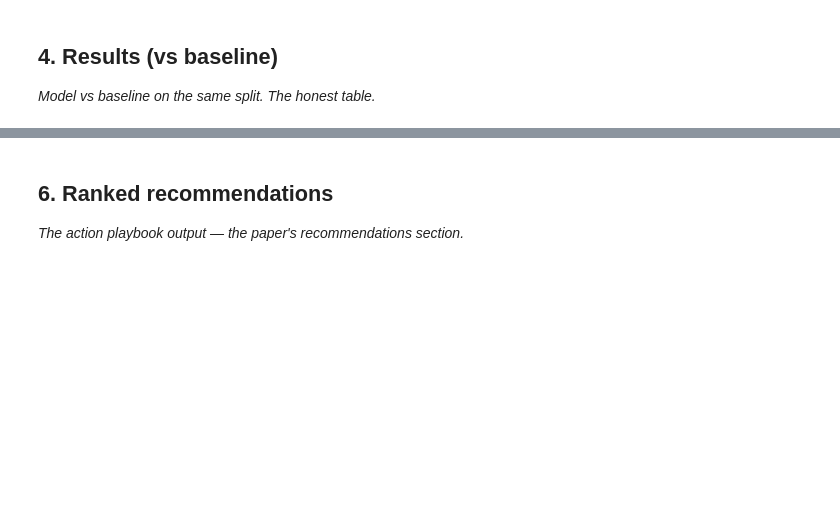
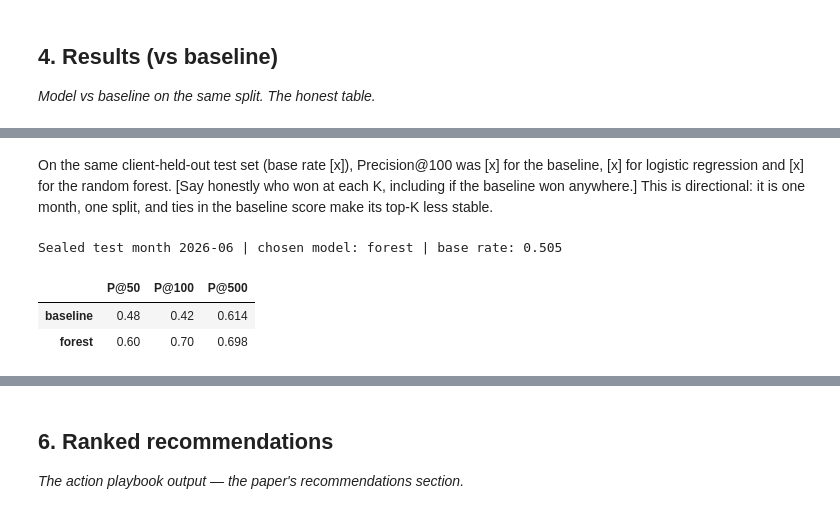
Before and after one commit to mansi-1002/flyrank-ml-internship, a Jupyter notebook: work/notebooks/capstone.ipynb, the cells around one changed output, grey strips where cells are left out. Cells and saved outputs as stored; diff of their text form; code cells hidden in the pictures; blank space fills up the shorter version.

```diff
--- a/work/notebooks/capstone.ipynb
+++ b/work/notebooks/capstone.ipynb
@@ -28,0 +154,22 @@ This skeleton is yours to fill. Work the sections **in order** — each one has
+# %% [markdown]
+On the same client-held-out test set (base rate [x]), Precision@100 was [x] for the baseline,
+[x] for logistic regression and [x] for the random forest. [Say honestly who won at each K,
+including if the baseline won anywhere.] This is directional: it is one month, one split,
+and ties in the baseline score make its top-K less stable.
+# %%
+best = results[results["method"] != "baseline rule"].sort_values("P@100", ascending=False).iloc[0]["method"]
+jun = build_frame("2026-06")
+Xj = jun[FEATURES].replace([np.inf, -np.inf], np.nan).fillna(0)
+yj = jun["label"].values
+sj = models[best].predict_proba(Xj)[:, 1]
+print("Sealed test month 2026-06 | chosen model:", best, "| base rate:", round(yj.mean(), 3))
+sealed = {"baseline": {}, best: {}}
+for k in KS:
+    sealed["baseline"][f"P@{k}"] = round(precision_at_k(baseline_score(jun), yj, k), 3)
+    sealed[best][f"P@{k}"] = round(precision_at_k(sj, yj, k), 3)
+pd.DataFrame(sealed).T
+# %% [output]
+Sealed test month 2026-06 | chosen model: forest | base rate: 0.505
+|  | P@50 | P@100 | P@500 |
+| baseline | 0.48 | 0.42 | 0.614 |
+| forest | 0.60 | 0.70 | 0.698 |
```
Also changed, not shown: parts of 15 cells of this notebook.
